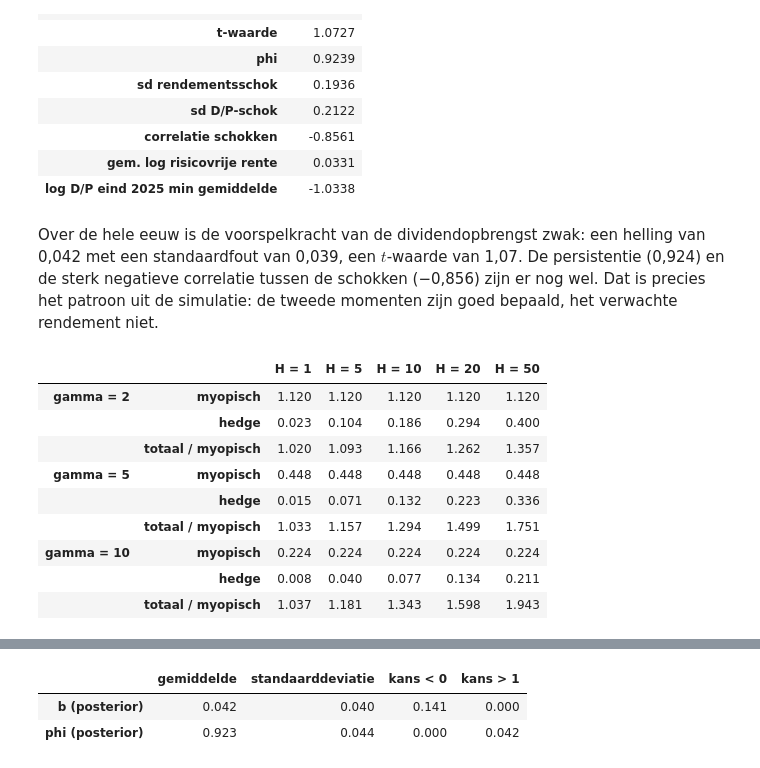
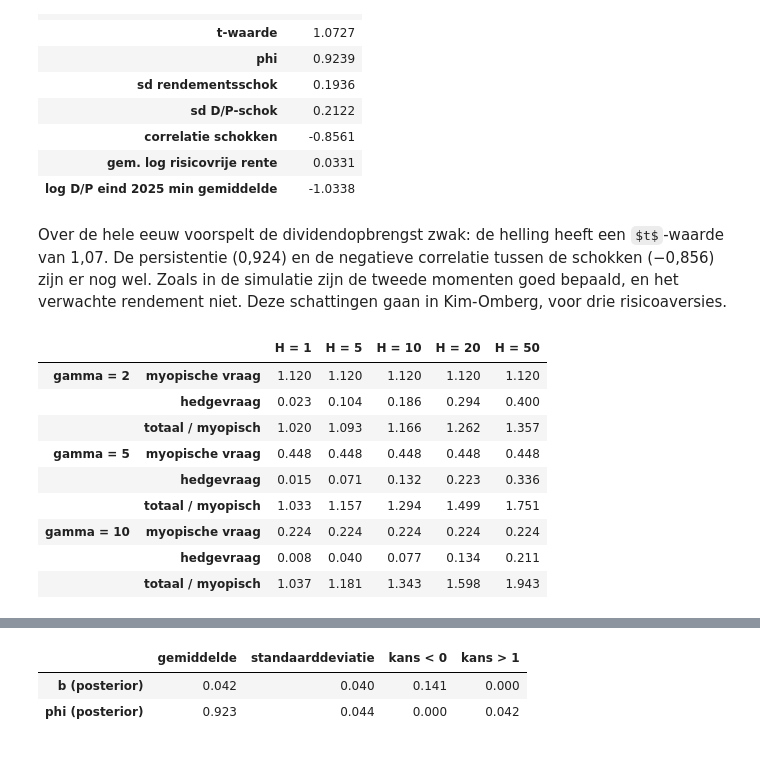
Before and after one commit to MaartenN14/history-asset-pricing, a Jupyter notebook: lectures/03_10_merton_icapm.ipynb, the cells around one changed output, grey strips where cells are left out. Drawn from its saved outputs; the diff is of its cells as text; code cells hidden in the pictures; some formulas as TeX source.

```diff
--- a/lectures/03_10_merton_icapm.ipynb
+++ b/lectures/03_10_merton_icapm.ipynb
@@ -804,14 +683,14 @@ def var_to_continuous(a, b, phi, s1, s2, rho):
 def kim_omberg(gamma, horizons, sigma, kappa, theta, sig_l, rho, lam=None, dt=0.02):
     """Myopic and hedging demand from the Kim-Omberg Riccati system (RK4).
 
-    Parameters may be arrays (one entry per parameter set). Returns two arrays
-    of shape (len(horizons), ...) evaluated at the Sharpe ratio `lam`
-    (default: the long-run mean theta).
+    Parameters are floats, or arrays of equal length with one entry per parameter
+    set. Returns (myopic, hedge), one row per horizon, evaluated at the Sharpe
+    ratio `lam` (default: the long-run mean theta).
     """
     lam = theta if lam is None else lam
     delta = (1 - gamma) / gamma
-    shape = np.broadcast(sigma, kappa, theta, sig_l, rho).shape
-    B, C = np.zeros(shape), np.zeros(shape)
+    B = np.zeros(np.shape(theta))   # one B and one C per parameter set
+    C = np.zeros(np.shape(theta))
 
     def rhs(B, C):
         dB = (delta * rho * sig_l * B * (1 + rho * sig_l * C)
@@ -831,8 +710,8 @@ def kim_omberg(gamma, horizons, sigma, kappa, theta, sig_l, rho, lam=None, dt=0.
             C = C + dt / 6 * (k1[1] + 2 * k2[1] + 2 * k3[1] + k4[1])
             step += 1
         out.append(rho * sig_l * (B + C * lam) / (gamma * sigma))
-    myopic = np.broadcast_to(lam / (gamma * sigma), np.shape(out[0]))
-    return np.broadcast_to(myopic, np.shape(out)), np.array(out)
+    myopic = lam / (gamma * sigma)  # the same at every horizon
+    return np.array([myopic] * len(out)), np.array(out)
 
 
 illustrative = dict(a=0.045, b=0.08, phi=0.92, s1=0.18, s2=0.15, rho=-0.9)
@@ -842,8 +721,8 @@ horizons = [1, 5, 10, 20, 50]
 rows = {}
 for gamma in [1, 2, 5, 10]:
     myopic, hedge = kim_omberg(gamma, horizons, **ko_params)
-    rows[f"gamma = {gamma}: myopisch"] = myopic
-    rows[f"gamma = {gamma}: hedge"] = hedge
+    rows[f"gamma = {gamma}: myopische vraag"] = myopic
+    rows[f"gamma = {gamma}: hedgevraag"] = hedge
 pd.DataFrame(rows, index=[f"H = {h} jaar" for h in horizons]).T.round(3)
 # %% [output]
 |  | H = 1 jaar | H = 5 jaar | H = 10 jaar | H = 20 jaar | H = 50 jaar |
@@ -948,8 +824,11 @@ def normal_shocks(s1, s2, rho, n_draws):
 p = illustrative
 shocks = normal_shocks(p["s1"], p["s2"], p["rho"], 5000)
 sd_z = p["s2"] / np.sqrt(1 - p["phi"] ** 2)
-known = lambda grid: (p["a"] + p["b"] * grid[:, None] + shocks[:, 0],
-                      p["phi"] * grid[:, None] + shocks[:, 1])
+def known(grid):
+    """Log excess returns and next states at each grid point, parameters known."""
+    return (p["a"] + p["b"] * grid[:, None] + shocks[:, 0],
+            p["phi"] * grid[:, None] + shocks[:, 1])
+
 
 check_horizons = [1, 2, 5, 10, 20]
 check = {}
@@ -1234,28 +1101,28 @@ pd.DataFrame(
 | gem. log risicovrije rente | 0.0331 |
 | log D/P eind 2025 min gemiddelde | -1.0338 |
 # %% [markdown]
-Over de hele eeuw is de voorspelkracht van de dividendopbrengst zwak: een
-helling van 0,042 met een standaardfout van 0,039, een $t$-waarde van 1,07. De
-persistentie (0,924) en de sterk negatieve correlatie tussen de schokken
-(−0,856) zijn er nog wel. Dat is precies het patroon uit de simulatie: de tweede
-momenten zijn goed bepaald, het verwachte rendement niet.
+Over de hele eeuw voorspelt de dividendopbrengst zwak: de helling heeft een
+$t$-waarde van 1,07. De persistentie (0,924) en de negatieve correlatie tussen de
+schokken (−0,856) zijn er nog wel. Zoals in de simulatie zijn de tweede momenten
+goed bepaald, en het verwachte rendement niet. Deze schattingen gaan in Kim-Omberg,
+voor drie risicoaversies.
 # %%
 horizons = [1, 5, 10, 20, 50]
 cv_table = {}
 for gamma in [2, 5, 10]:
     myopic, hedge = kim_omberg(gamma, horizons, **ann_cont)
-    cv_table[(f"gamma = {gamma}", "myopisch")] = myopic
-    cv_table[(f"gamma = {gamma}", "hedge")] = hedge
+    cv_table[(f"gamma = {gamma}", "myopische vraag")] = myopic
+    cv_table[(f"gamma = {gamma}", "hedgevraag")] = hedge
     cv_table[(f"gamma = {gamma}", "totaal / myopisch")] = (myopic + hedge) / myopic
 pd.DataFrame(cv_table, index=[f"H = {h}" for h in horizons]).T.round(3)
 # %% [output]
 |  |  | H = 1 | H = 5 | H = 10 | H = 20 | H = 50 |
-| gamma = 2 | myopisch | 1.120 | 1.120 | 1.120 | 1.120 | 1.120 |
-|  | hedge | 0.023 | 0.104 | 0.186 | 0.294 | 0.400 |
+| gamma = 2 | myopische vraag | 1.120 | 1.120 | 1.120 | 1.120 | 1.120 |
+|  | hedgevraag | 0.023 | 0.104 | 0.186 | 0.294 | 0.400 |
 |  | totaal / myopisch | 1.020 | 1.093 | 1.166 | 1.262 | 1.357 |
-| gamma = 5 | myopisch | 0.448 | 0.448 | 0.448 | 0.448 | 0.448 |
-|  | hedge | 0.015 | 0.071 | 0.132 | 0.223 | 0.336 |
+| gamma = 5 | myopische vraag | 0.448 | 0.448 | 0.448 | 0.448 | 0.448 |
+|  | hedgevraag | 0.015 | 0.071 | 0.132 | 0.223 | 0.336 |
 |  | totaal / myopisch | 1.033 | 1.157 | 1.294 | 1.499 | 1.751 |
-| gamma = 10 | myopisch | 0.224 | 0.224 | 0.224 | 0.224 | 0.224 |
-|  | hedge | 0.008 | 0.040 | 0.077 | 0.134 | 0.211 |
+| gamma = 10 | myopische vraag | 0.224 | 0.224 | 0.224 | 0.224 | 0.224 |
+|  | hedgevraag | 0.008 | 0.040 | 0.077 | 0.134 | 0.211 |
 |  | totaal / myopisch | 1.037 | 1.181 | 1.343 | 1.598 | 1.943 |
```
Also changed, not shown: parts of 50 cells of this notebook, 14 other files.
